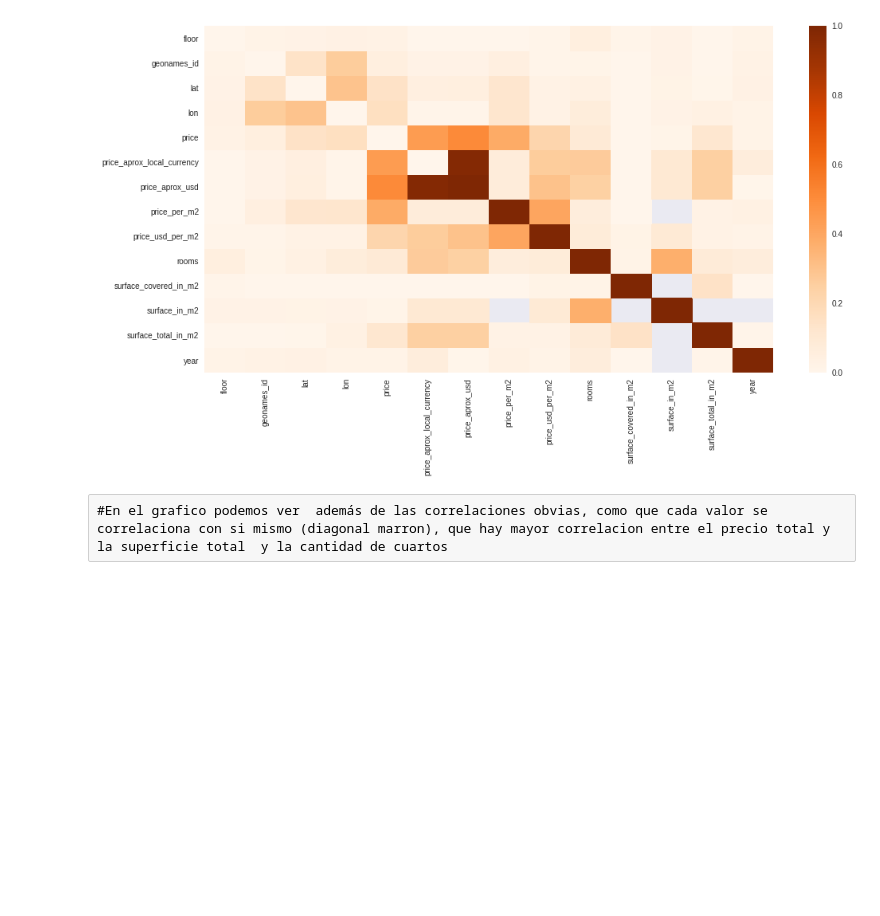
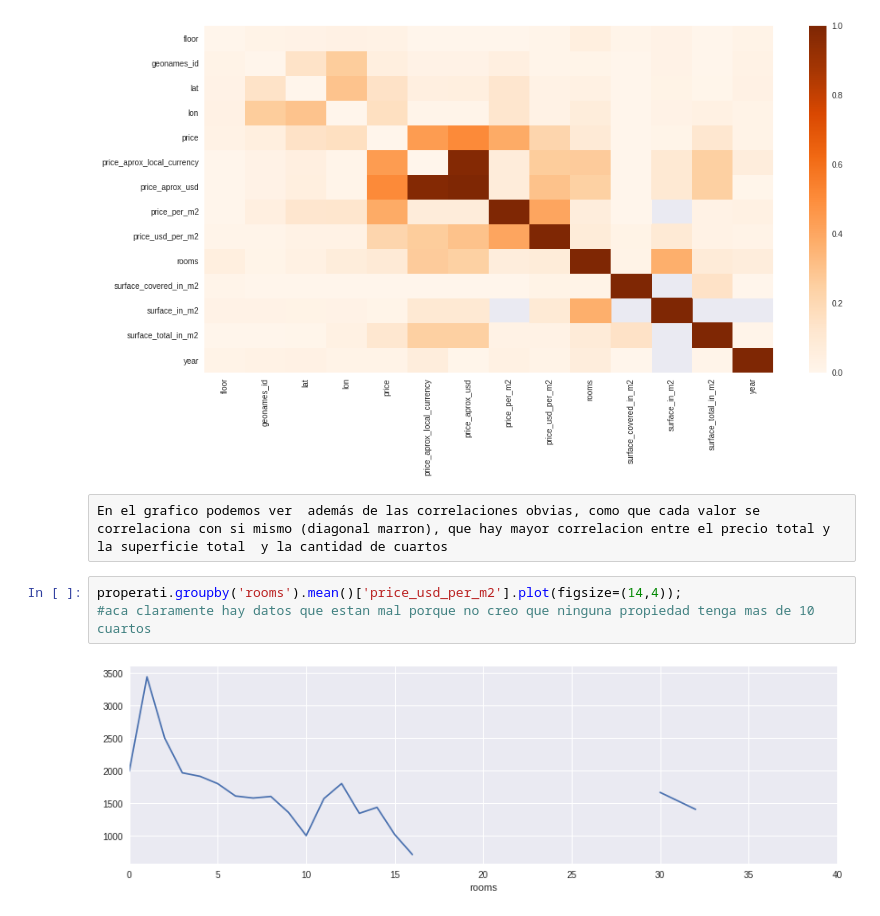
Before and after one commit to jazminferreiro-zz/orgaTP1, a Jupyter notebook: Analisis exploratorio Properati .ipynb, the cells around one changed output. Drawn from its saved outputs; the diff is of its cells as text; blank space fills up the shorter version.

```diff
--- a/Analisis exploratorio Properati .ipynb
+++ b/Analisis exploratorio Properati .ipynb
@@ -225,4 +225,9 @@ sns.heatmap(cor,cmap='Oranges');
 # %% [output]
 [figure]
 # %% [raw]
-#En el grafico podemos ver  además de las correlaciones obvias, como que cada valor se correlaciona con si mismo (diagonal marron), que hay mayor correlacion entre el precio total y la superficie total  y la cantidad de cuartos
+En el grafico podemos ver  además de las correlaciones obvias, como que cada valor se correlaciona con si mismo (diagonal marron), que hay mayor correlacion entre el precio total y la superficie total  y la cantidad de cuartos
+# %%
+properati.groupby('rooms').mean()['price_usd_per_m2'].plot(figsize=(14,4));
+#aca claramente hay datos que estan mal porque no creo que ninguna propiedad tenga mas de 10 cuartos
+# %% [output]
+[figure, added]
```
